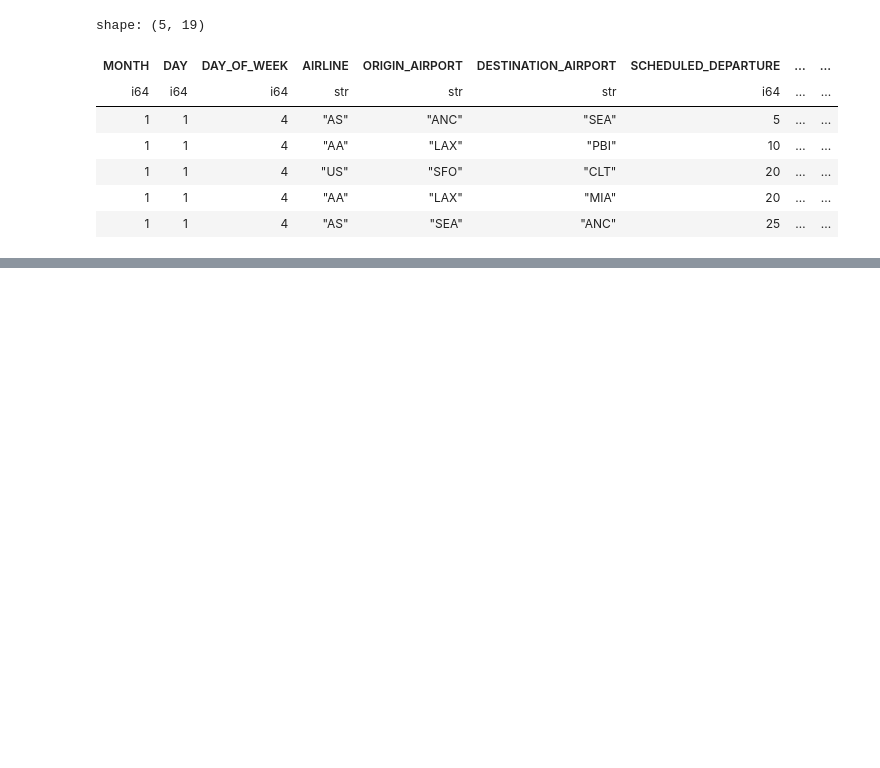
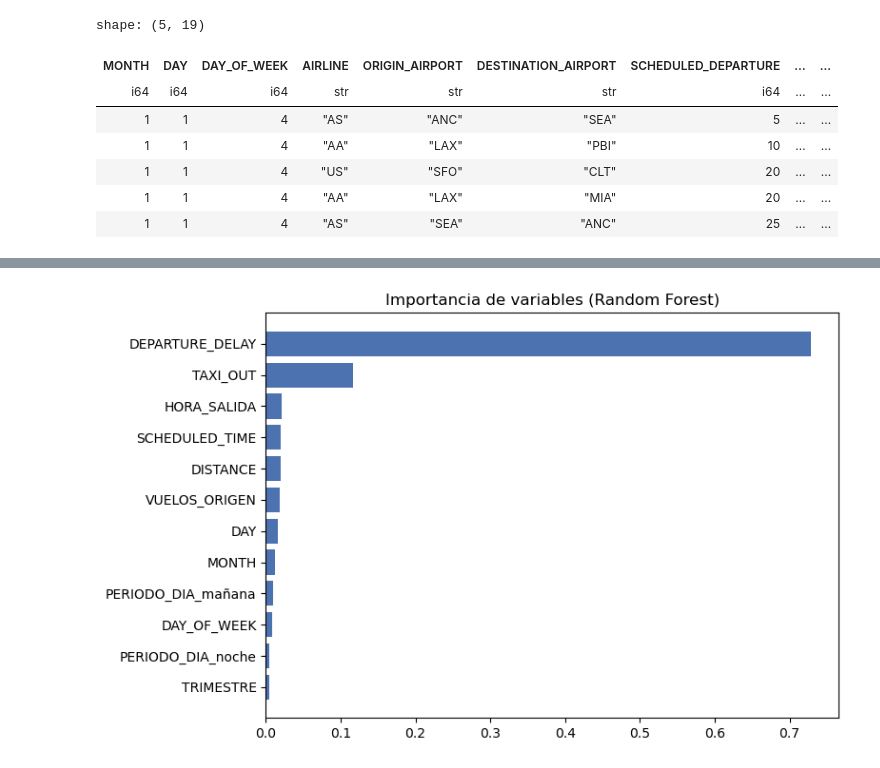
Before and after one commit to DavidMoraV/Tarea_3_computacion_paralela, a Jupyter notebook: notebooks/Tarea_3_computacion_paralela.ipynb, the cells around one changed output, grey strips where cells are left out. Saved outputs shown, nothing was run; the diff lists cells and outputs as text; code cells hidden in the pictures; blank space fills up the shorter version.

```diff
--- a/notebooks/Tarea_3_computacion_paralela.ipynb
+++ b/notebooks/Tarea_3_computacion_paralela.ipynb
@@ -318,0 +412,13 @@ shape: (5, 19)
+# %%
+rf = ajustados["Random Forest"][0]
+imp = (pl.DataFrame({"feature": nombres_features, "importancia": rf.feature_importances_})
+         .sort("importancia", descending=True).head(12))
+
+fig, ax = plt.subplots(figsize=(8, 5))
+ax.barh(imp["feature"].to_list()[::-1], imp["importancia"].to_list()[::-1], color="#4C72B0")
+ax.set_title("Importancia de variables (Random Forest)")
+plt.tight_layout()
+plt.savefig(RUTA_FIGURAS / "06_importancia_variables.png", dpi=120)
+plt.show()
+# %% [output]
+[figure, added]
```
Also changed, not shown: parts of 5 cells of this notebook.
